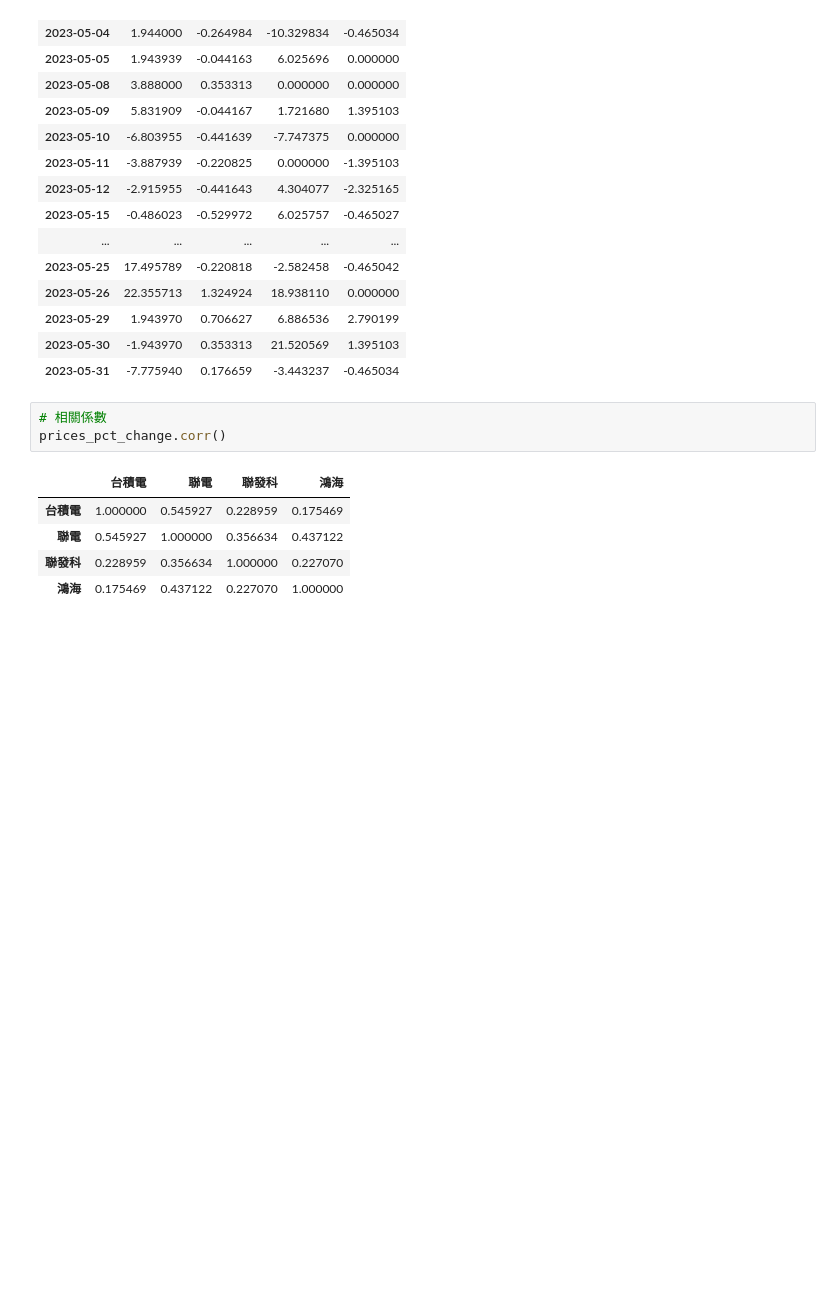
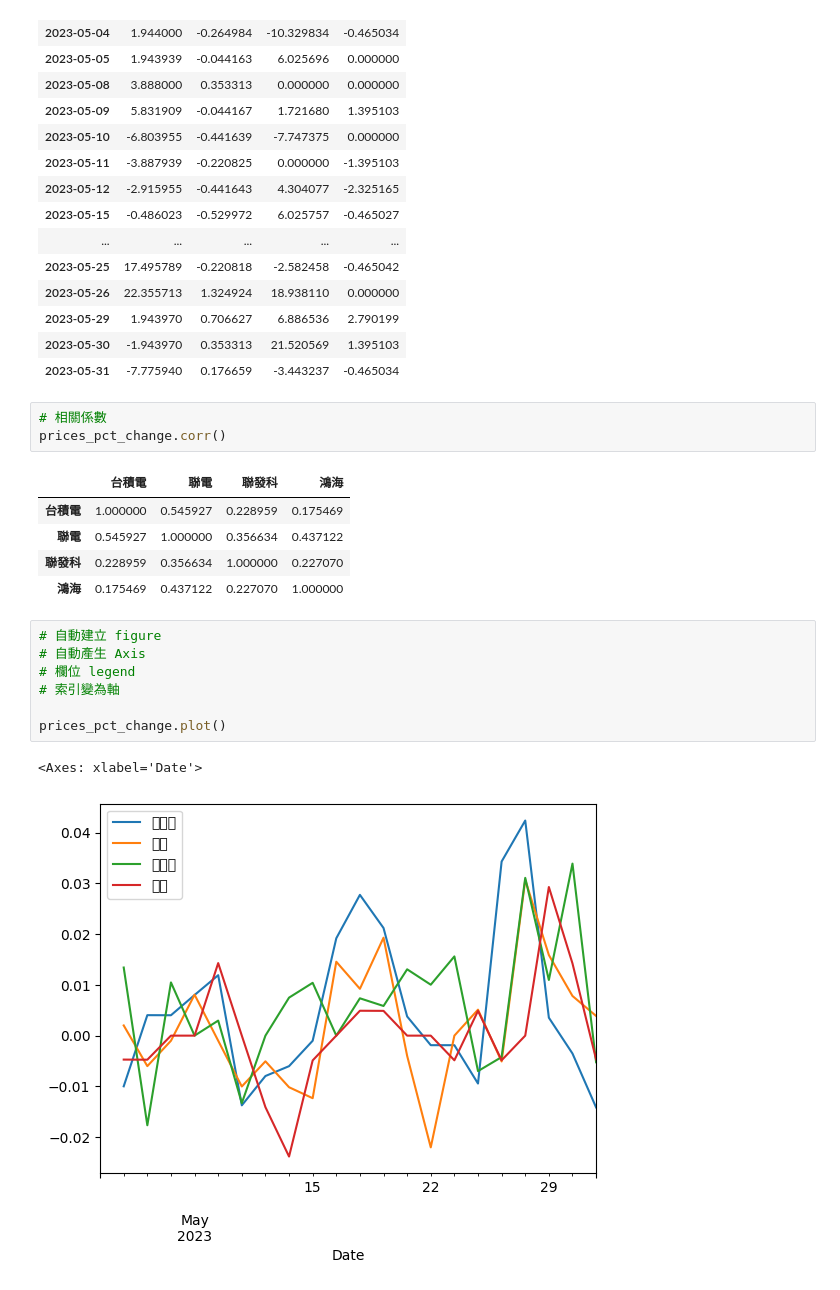
Before and after one commit to WayneChou-bot/__2024_07_29_AI_1_3__, a Jupyter notebook: Lesson17/Lesson17_4.ipynb, the cells around one changed output. Cells and saved outputs as stored; diff of their text form; blank space fills up the shorter version.

```diff
--- a/Lesson17/Lesson17_4.ipynb
+++ b/Lesson17/Lesson17_4.ipynb
@@ -232,3 +232,13 @@ prices_pct_change.corr()
 | 聯電 | 0.545927 | 1.000000 | 0.356634 | 0.437122 |
 | 聯發科 | 0.228959 | 0.356634 | 1.000000 | 0.227070 |
 | 鴻海 | 0.175469 | 0.437122 | 0.227070 | 1.000000 |
+# %%
+# 自動建立 figure
+# 自動產生 Axis
+# 欄位 legend
+# 索引變為軸
+
+prices_pct_change.plot()
+# %% [output]
+<Axes: xlabel='Date'>
+[figure, added]
```
